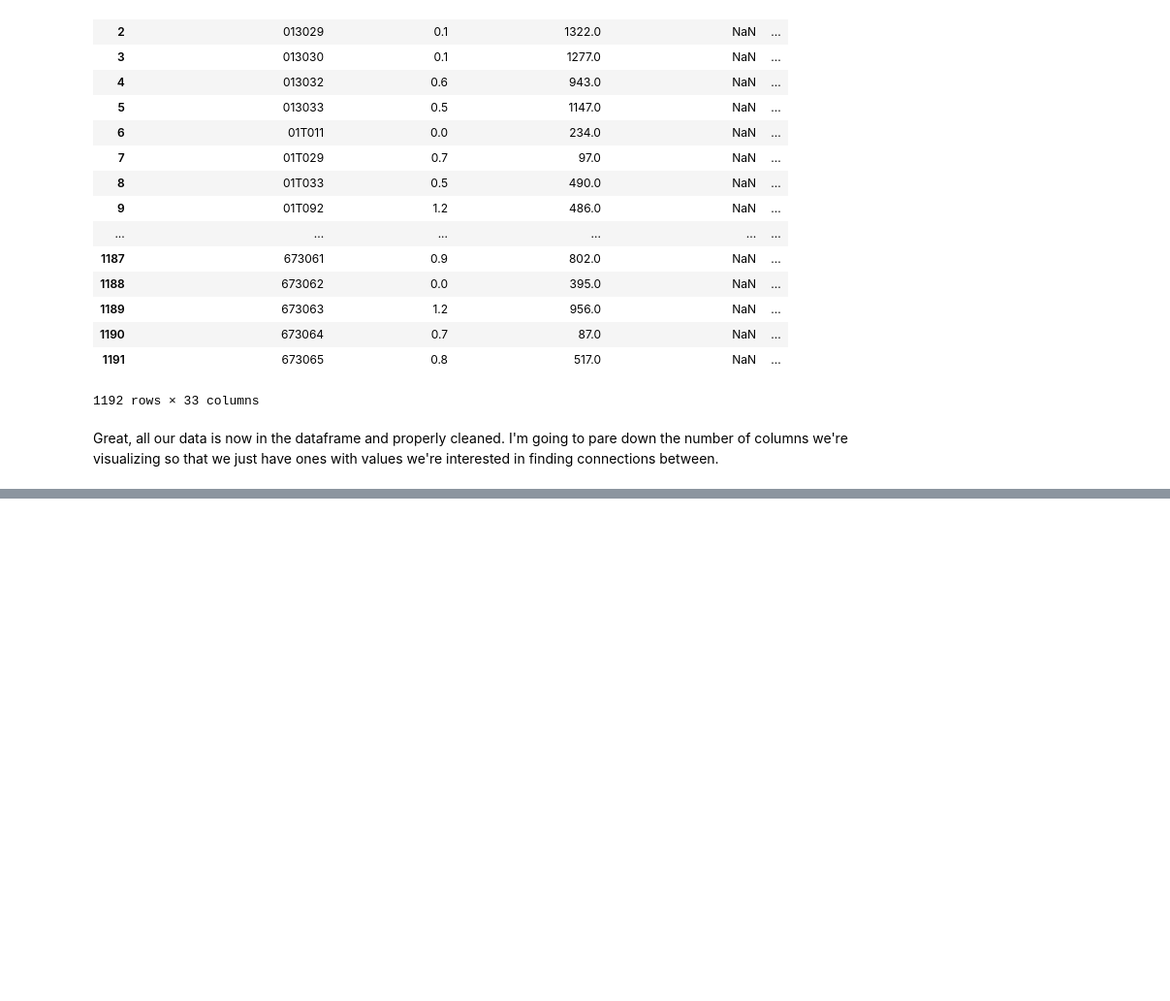
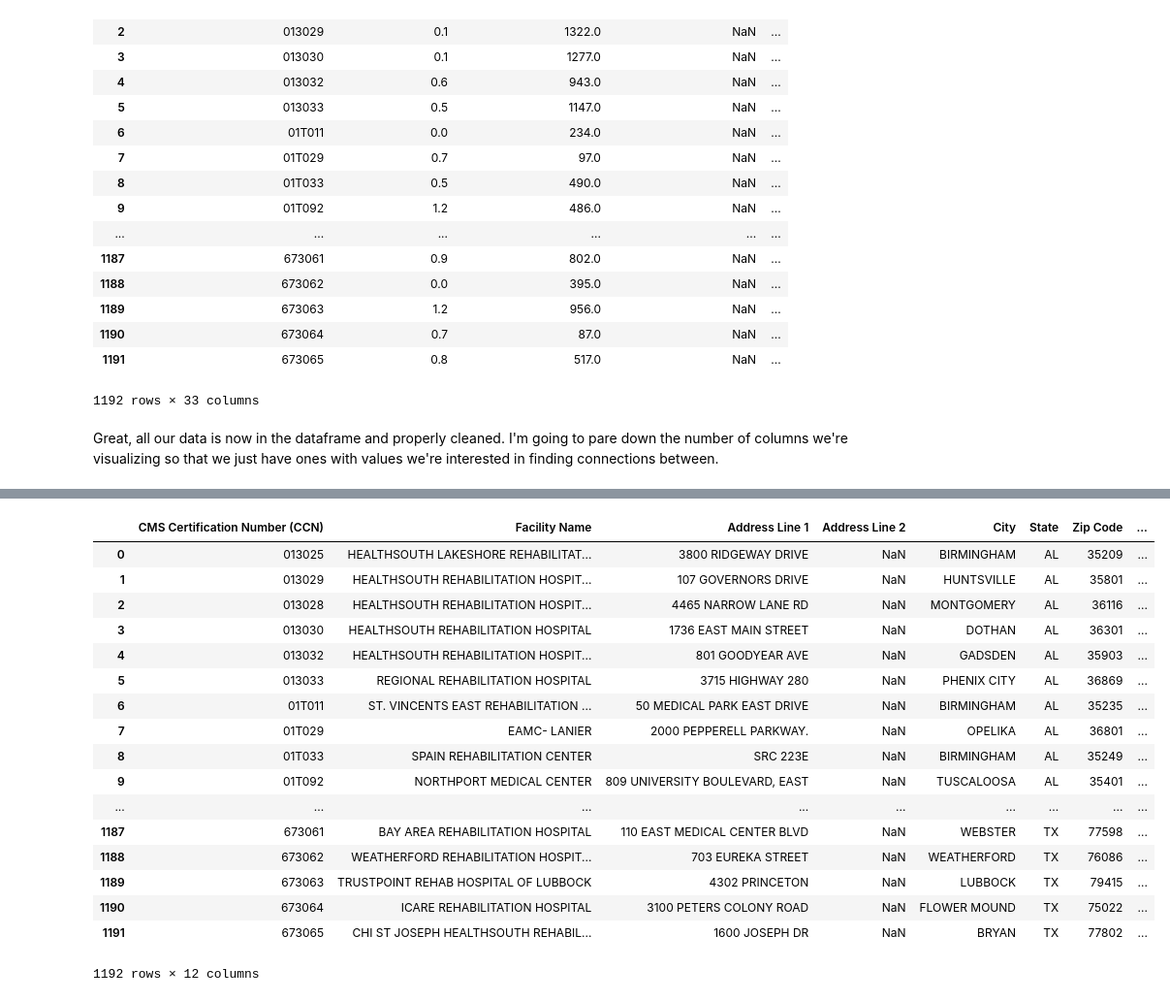
Before and after one commit to SpencerNorris/MedicareInpatientFacilities, a Jupyter notebook: Inpatient Facilities.ipynb, the cells around one changed output, grey strips where cells are left out. Shown at 97% size. Saved outputs shown, nothing was run; the diff lists cells and outputs as text; code cells hidden in the pictures; blank space fills up the shorter version.

```diff
--- a/Inpatient Facilities.ipynb
+++ b/Inpatient Facilities.ipynb
@@ -201,0 +247,21 @@ sns.heatmap(vis_data_corr,
+# %%
+general_info
+# %% [output]
+|  | CMS Certification Number (CCN) | Facility Name | Address Line 1 | Address Line 2 | City | State | Zip Code | ... |
+| 0 | 013025 | HEALTHSOUTH LAKESHORE REHABILITAT... | 3800 RIDGEWAY DRIVE | NaN | BIRMINGHAM | AL | 35209 | ... |
+| 1 | 013029 | HEALTHSOUTH REHABILITATION HOSPIT... | 107 GOVERNORS DRIVE | NaN | HUNTSVILLE | AL | 35801 | ... |
+| 2 | 013028 | HEALTHSOUTH REHABILITATION HOSPIT... | 4465 NARROW LANE RD | NaN | MONTGOMERY | AL | 36116 | ... |
+| 3 | 013030 | HEALTHSOUTH REHABILITATION HOSPITAL | 1736 EAST MAIN STREET | NaN | DOTHAN | AL | 36301 | ... |
+| 4 | 013032 | HEALTHSOUTH REHABILITATION HOSPIT... | 801 GOODYEAR AVE | NaN | GADSDEN | AL | 35903 | ... |
+| 5 | 013033 | REGIONAL REHABILITATION HOSPITAL | 3715 HIGHWAY 280 | NaN | PHENIX CITY | AL | 36869 | ... |
+| 6 | 01T011 | ST. VINCENTS EAST REHABILITATION ... | 50 MEDICAL PARK EAST DRIVE | NaN | BIRMINGHAM | AL | 35235 | ... |
+| 7 | 01T029 | EAMC- LANIER | 2000 PEPPERELL PARKWAY. | NaN | OPELIKA | AL | 36801 | ... |
+| 8 | 01T033 | SPAIN REHABILITATION CENTER | SRC 223E | NaN | BIRMINGHAM | AL | 35249 | ... |
+| 9 | 01T092 | NORTHPORT MEDICAL CENTER | 809 UNIVERSITY BOULEVARD, EAST | NaN | TUSCALOOSA | AL | 35401 | ... |
+| ... | ... | ... | ... | ... | ... | ... | ... | ... |
+| 1187 | 673061 | BAY AREA REHABILITATION HOSPITAL | 110 EAST MEDICAL CENTER BLVD | NaN | WEBSTER | TX | 77598 | ... |
+| 1188 | 673062 | WEATHERFORD REHABILITATION HOSPIT... | 703 EUREKA STREET | NaN | WEATHERFORD | TX | 76086 | ... |
+| 1189 | 673063 | TRUSTPOINT REHAB HOSPITAL OF LUBBOCK | 4302 PRINCETON | NaN | LUBBOCK | TX | 79415 | ... |
+| 1190 | 673064 | ICARE REHABILITATION HOSPITAL | 3100 PETERS COLONY ROAD | NaN | FLOWER MOUND | TX | 75022 | ... |
+| 1191 | 673065 | CHI ST JOSEPH HEALTHSOUTH REHABIL... | 1600 JOSEPH DR | NaN | BRYAN | TX | 77802 | ... |
+1192 rows × 12 columns
```
Also changed, not shown: parts of 14 cells of this notebook.
